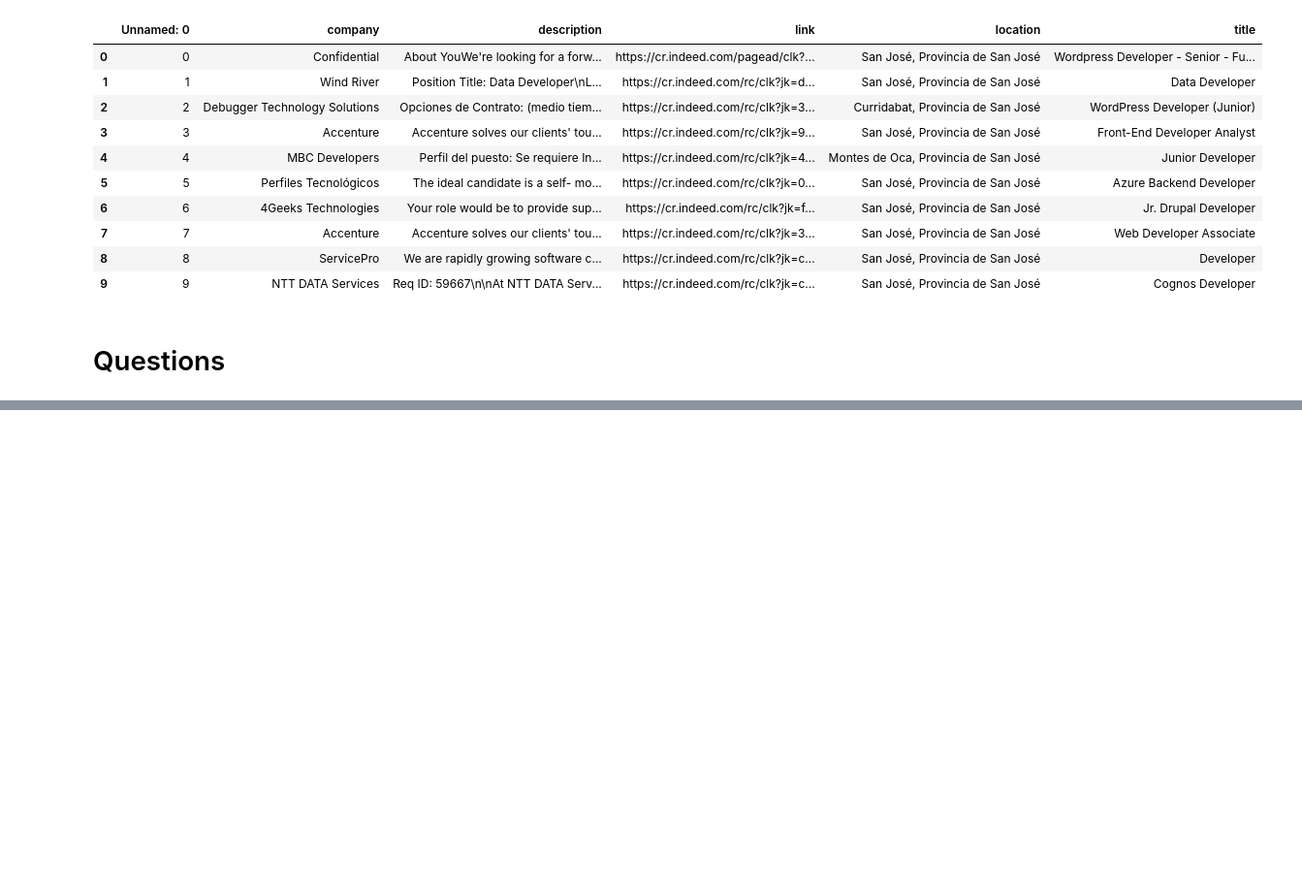
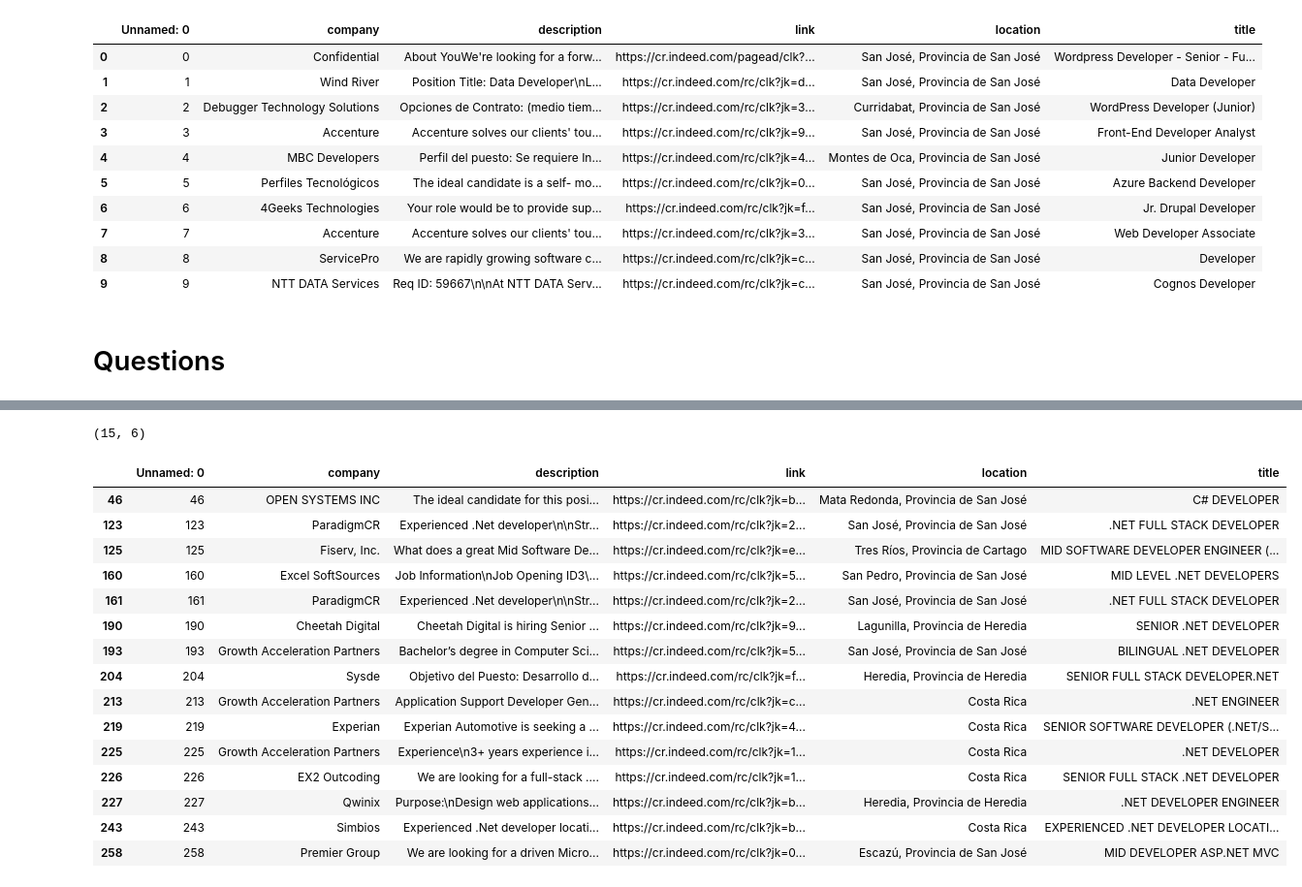
Before and after one commit to andrsGutirrz/JobScraper, a Jupyter notebook: jupyter_files/job_scraper_cr_indeed.ipynb, the cells around one changed output, grey strips where cells are left out. Shown at 97% size. Cells and saved outputs as stored; diff of their text form; code cells hidden in the pictures; blank space fills up the shorter version.

```diff
--- a/jupyter_files/job_scraper_cr_indeed.ipynb
+++ b/jupyter_files/job_scraper_cr_indeed.ipynb
@@ -143,0 +193,23 @@ df.shape
+# %%
+net = df[df['title'].str.contains('c#|C#|NET|DOT', regex=True)]
+display(net.shape)
+display(net)
+forpie.append({'NET': net.shape[0]})
+# %% [output]
+(15, 6)
+|  | Unnamed: 0 | company | description | link | location | title |
+| 46 | 46 | OPEN SYSTEMS INC | The ideal candidate for this posi... | https://cr.indeed.com/rc/clk?jk=b... | Mata Redonda, Provincia de San José | C# DEVELOPER |
+| 123 | 123 | ParadigmCR | Experienced .Net developer\n\nStr... | https://cr.indeed.com/rc/clk?jk=2... | San José, Provincia de San José | .NET FULL STACK DEVELOPER |
+| 125 | 125 | Fiserv, Inc. | What does a great Mid Software De... | https://cr.indeed.com/rc/clk?jk=e... | Tres Ríos, Provincia de Cartago | MID SOFTWARE DEVELOPER ENGINEER (... |
+| 160 | 160 | Excel SoftSources | Job Information\nJob Opening ID3\... | https://cr.indeed.com/rc/clk?jk=5... | San Pedro, Provincia de San José | MID LEVEL .NET DEVELOPERS |
+| 161 | 161 | ParadigmCR | Experienced .Net developer\n\nStr... | https://cr.indeed.com/rc/clk?jk=2... | San José, Provincia de San José | .NET FULL STACK DEVELOPER |
+| 190 | 190 | Cheetah Digital | Cheetah Digital is hiring Senior ... | https://cr.indeed.com/rc/clk?jk=9... | Lagunilla, Provincia de Heredia | SENIOR .NET DEVELOPER |
+| 193 | 193 | Growth Acceleration Partners | Bachelor’s degree in Computer Sci... | https://cr.indeed.com/rc/clk?jk=5... | San José, Provincia de San José | BILINGUAL .NET DEVELOPER |
+| 204 | 204 | Sysde | Objetivo del Puesto: Desarrollo d... | https://cr.indeed.com/rc/clk?jk=f... | Heredia, Provincia de Heredia | SENIOR FULL STACK DEVELOPER.NET |
+| 213 | 213 | Growth Acceleration Partners | Application Support Developer Gen... | https://cr.indeed.com/rc/clk?jk=c... | Costa Rica | .NET ENGINEER |
+| 219 | 219 | Experian | Experian Automotive is seeking a ... | https://cr.indeed.com/rc/clk?jk=4... | Costa Rica | SENIOR SOFTWARE DEVELOPER (.NET/S... |
+| 225 | 225 | Growth Acceleration Partners | Experience\n3+ years experience i... | https://cr.indeed.com/rc/clk?jk=1... | Costa Rica | .NET DEVELOPER |
+| 226 | 226 | EX2 Outcoding | We are looking for a full-stack .... | https://cr.indeed.com/rc/clk?jk=1... | Costa Rica | SENIOR FULL STACK .NET DEVELOPER |
+| 227 | 227 | Qwinix | Purpose:\nDesign web applications... | https://cr.indeed.com/rc/clk?jk=b... | Heredia, Provincia de Heredia | .NET DEVELOPER ENGINEER |
+| 243 | 243 | Simbios | Experienced .Net developer locati... | https://cr.indeed.com/rc/clk?jk=b... | Costa Rica | EXPERIENCED .NET DEVELOPER LOCATI... |
+| 258 | 258 | Premier Group | We are looking for a driven Micro... | https://cr.indeed.com/rc/clk?jk=0... | Escazú, Provincia de San José | MID DEVELOPER ASP.NET MVC |
```
Also changed, not shown: parts of 15 cells of this notebook.
